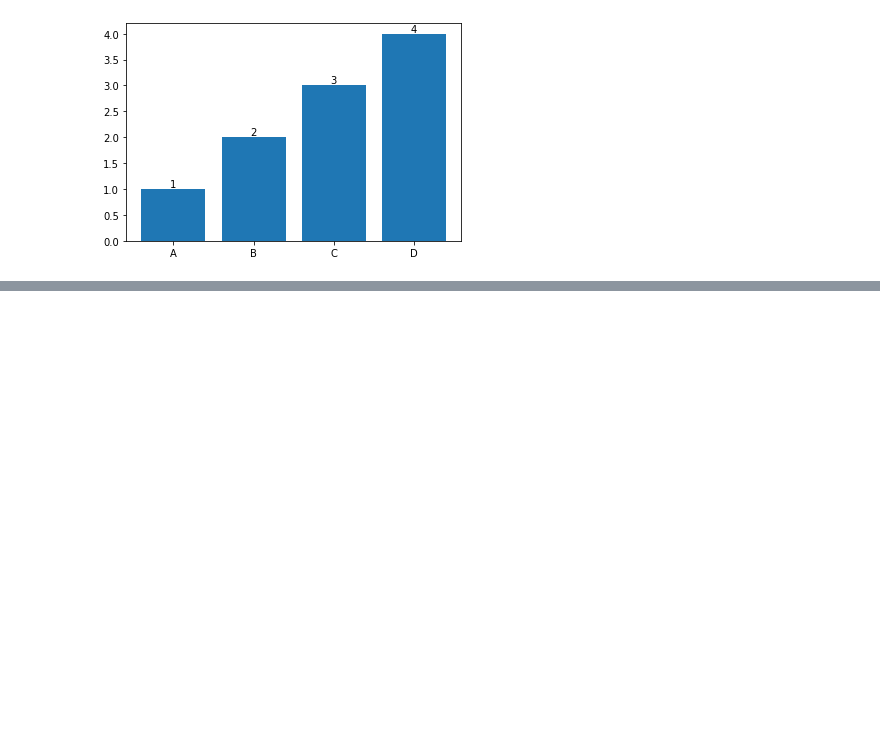
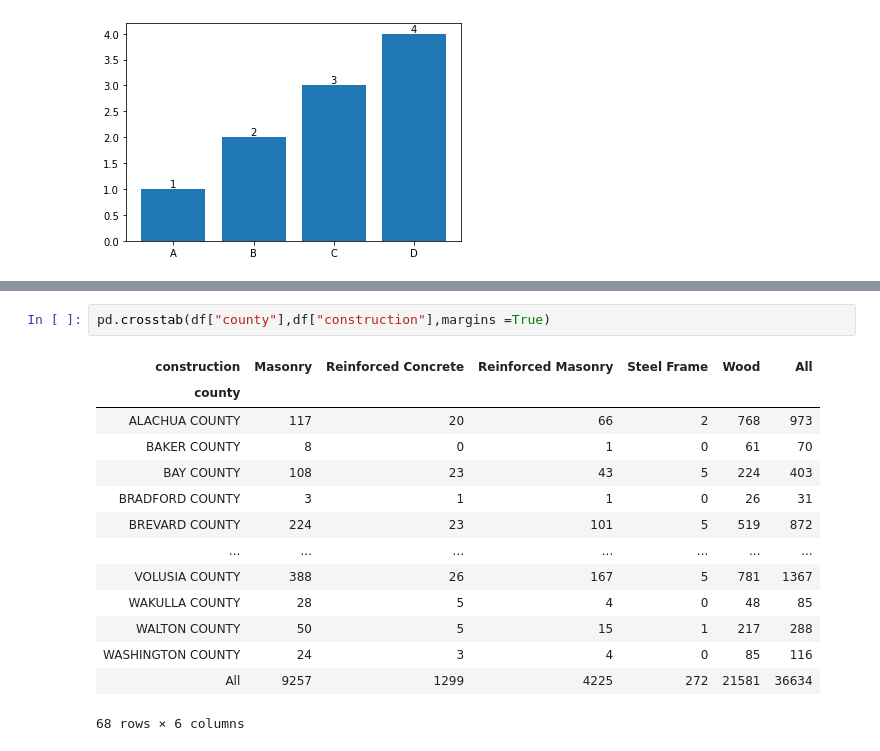
Before and after one commit to Deepak-Marichi/python-101, a Jupyter notebook: Python-for-Data-Science/Python-for-Data-Science.ipynb, the cells around one changed output, grey strips where cells are left out. Cells and saved outputs as stored; diff of their text form; blank space fills up the shorter version.

```diff
--- a/Python-for-Data-Science/Python-for-Data-Science.ipynb
+++ b/Python-for-Data-Science/Python-for-Data-Science.ipynb
@@ -839,0 +916,17 @@ for index, value in enumerate(l2):
+# %%
+pd.crosstab(df["county"],df["construction"],margins =True)
+# %% [output]
+| construction | Masonry | Reinforced Concrete | Reinforced Masonry | Steel Frame | Wood | All |
+| county |  |  |  |  |  |  |
+| ALACHUA COUNTY | 117 | 20 | 66 | 2 | 768 | 973 |
+| BAKER COUNTY | 8 | 0 | 1 | 0 | 61 | 70 |
+| BAY COUNTY | 108 | 23 | 43 | 5 | 224 | 403 |
+| BRADFORD COUNTY | 3 | 1 | 1 | 0 | 26 | 31 |
+| BREVARD COUNTY | 224 | 23 | 101 | 5 | 519 | 872 |
+| ... | ... | ... | ... | ... | ... | ... |
+| VOLUSIA COUNTY | 388 | 26 | 167 | 5 | 781 | 1367 |
+| WAKULLA COUNTY | 28 | 5 | 4 | 0 | 48 | 85 |
+| WALTON COUNTY | 50 | 5 | 15 | 1 | 217 | 288 |
+| WASHINGTON COUNTY | 24 | 3 | 4 | 0 | 85 | 116 |
+| All | 9257 | 1299 | 4225 | 272 | 21581 | 36634 |
+68 rows × 6 columns
```
Also changed, not shown: parts of 7 cells of this notebook.
